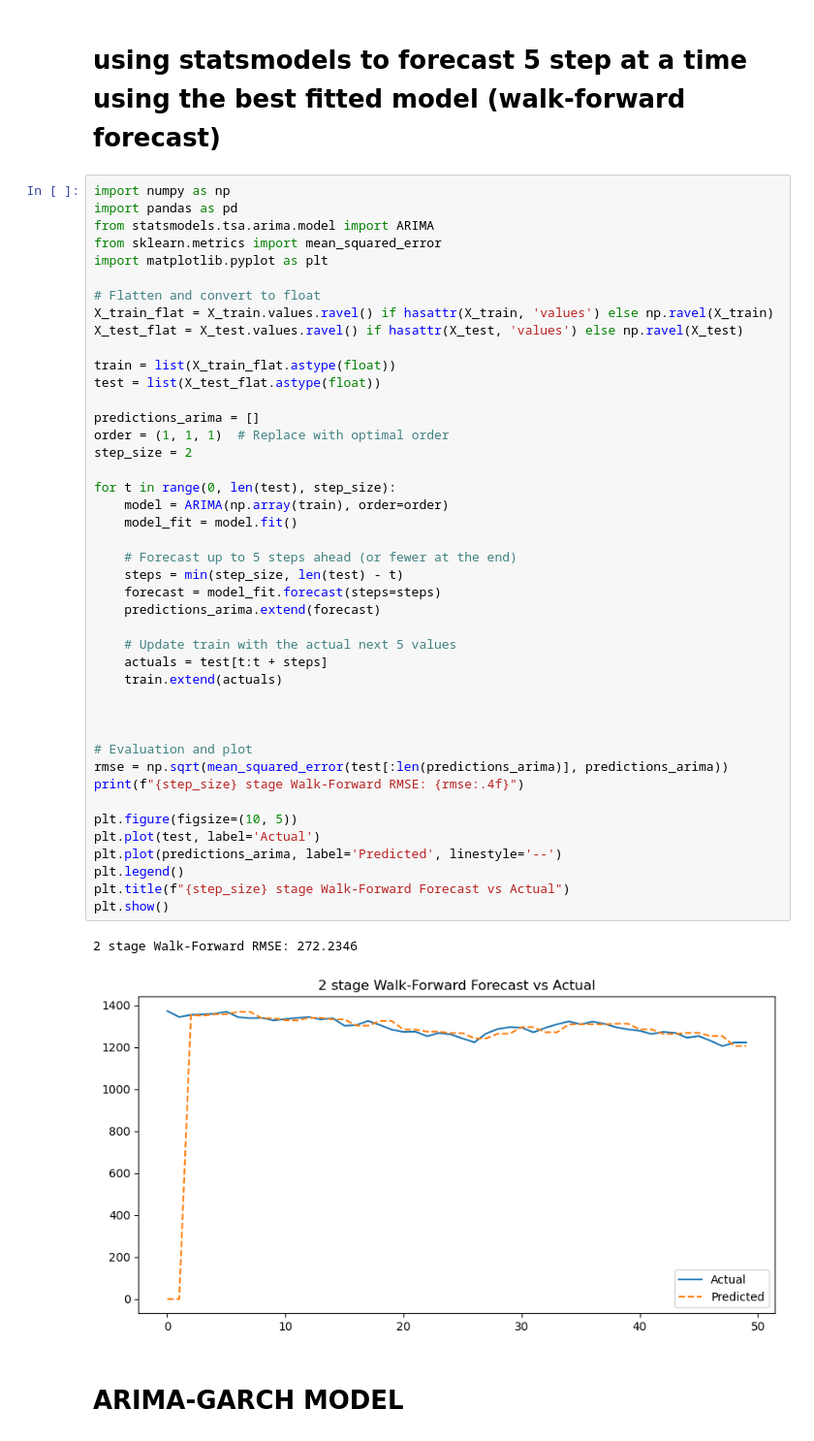
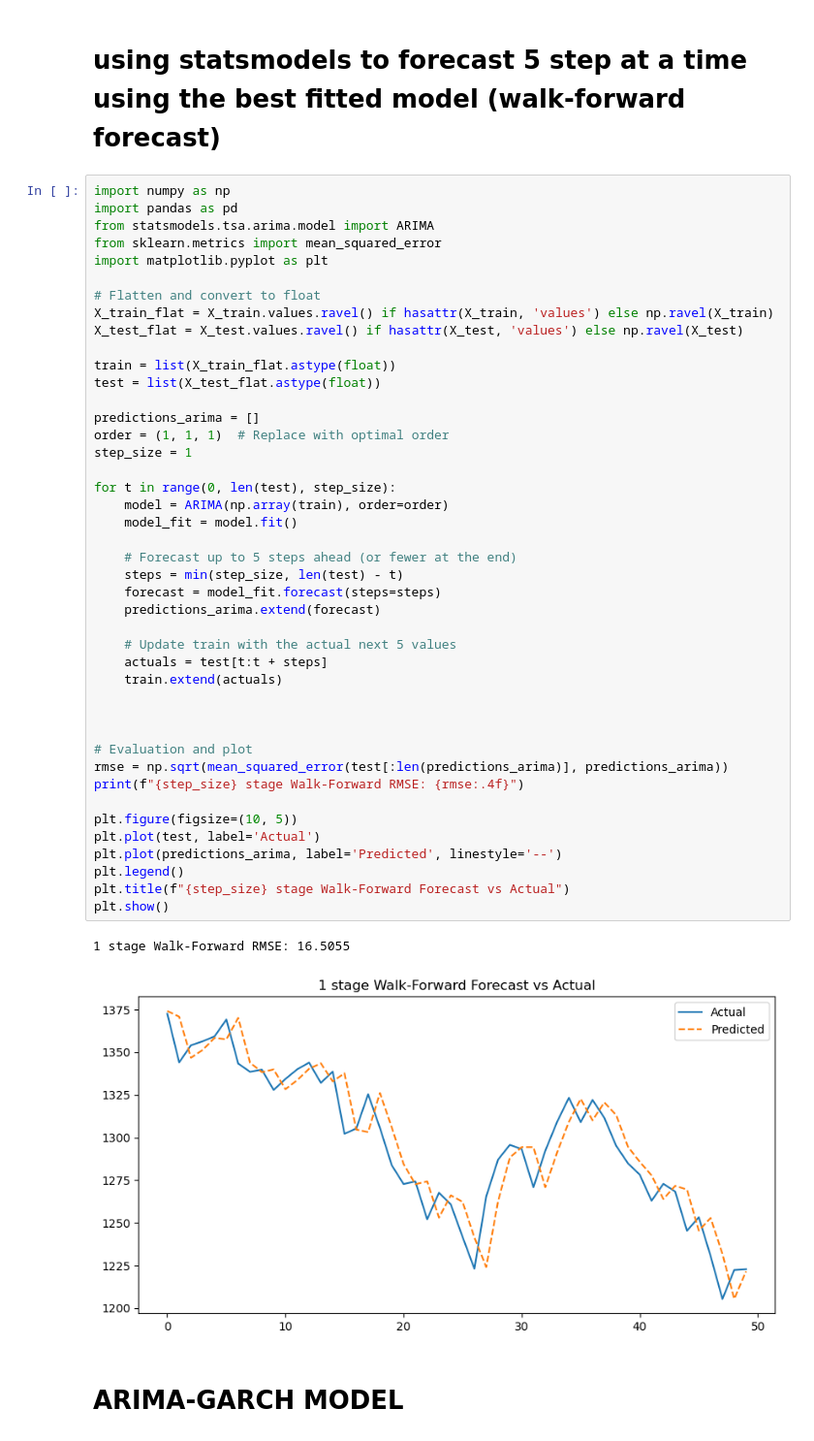
Before and after one commit to 035skt/ECO723, a Jupyter notebook: Analysis_11.ipynb, the cells around one changed output. Shown at 97% size. Drawn from its saved outputs; the diff is of its cells as text.

```diff
--- a/Analysis_11.ipynb
+++ b/Analysis_11.ipynb
@@ -304,36 +350,36 @@ test = list(X_test_flat.astype(float))
 
 predictions_arima = []
 order = (1, 1, 1)  # Replace with optimal order
-step_size = 2
+step_size = 1
 
 for t in range(0, len(test), step_size):
     model = ARIMA(np.array(train), order=order)
     model_fit = model.fit()
 
     # Forecast up to 5 steps ahead (or fewer at the end)
     steps = min(step_size, len(test) - t)
     forecast = model_fit.forecast(steps=steps)
     predictions_arima.extend(forecast)
 
     # Update train with the actual next 5 values
     actuals = test[t:t + steps]
     train.extend(actuals)
 
 
 
 # Evaluation and plot
 rmse = np.sqrt(mean_squared_error(test[:len(predictions_arima)], predictions_arima))
 print(f"{step_size} stage Walk-Forward RMSE: {rmse:.4f}")
 
 plt.figure(figsize=(10, 5))
 plt.plot(test, label='Actual')
 plt.plot(predictions_arima, label='Predicted', linestyle='--')
 plt.legend()
 plt.title(f"{step_size} stage Walk-Forward Forecast vs Actual")
 plt.show()
 # %% [output]
-2 stage Walk-Forward RMSE: 272.2346
+1 stage Walk-Forward RMSE: 16.5055
-[figure, old version]
+[figure, new version]
 # %% [markdown]
 # ARIMA-GARCH MODEL
 # %%
```
Also changed, not shown: parts of 28 cells of this notebook, 6 other files.
